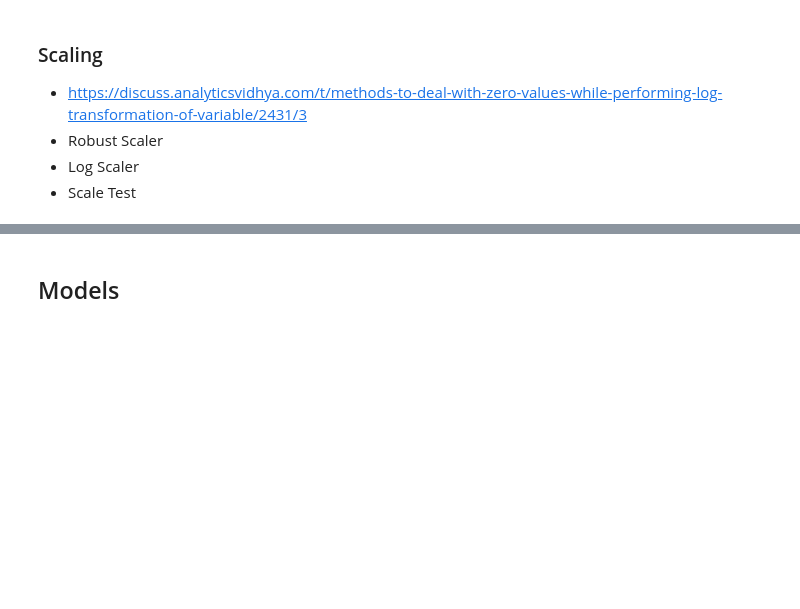
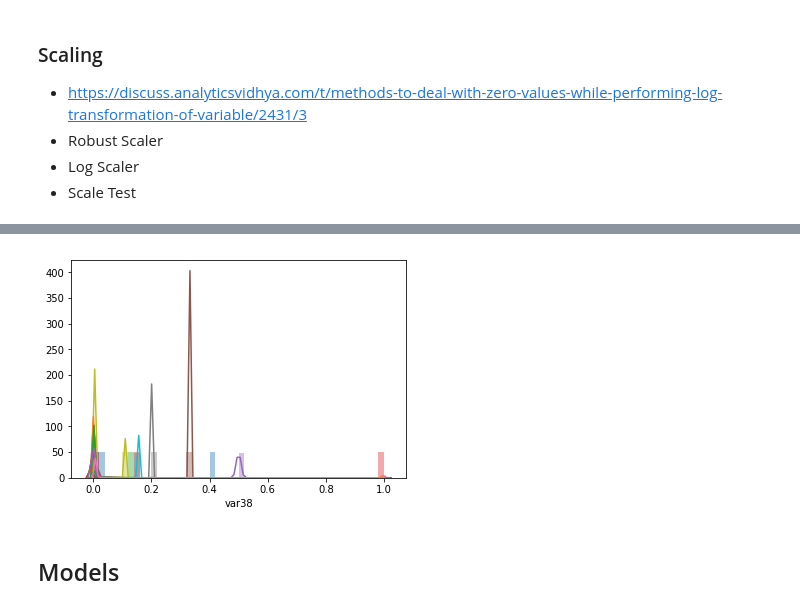
Before and after one commit to adrielvieira/machine-learning, a Jupyter notebook: projects/capstone/Santander Customer Satisfaction.ipynb, the cells around one changed output, grey strips where cells are left out. Saved outputs shown, nothing was run; the diff lists cells and outputs as text; code cells hidden in the pictures; blank space fills up the shorter version.

```diff
--- a/projects/capstone/Santander Customer Satisfaction.ipynb
+++ b/projects/capstone/Santander Customer Satisfaction.ipynb
@@ -125,10 +150,16 @@ for c in train.select_dtypes('float'):
 - Scale Test
 # %%
 from sklearn.preprocessing import MinMaxScaler
+from sklearn.preprocessing import StandardScaler
+from sklearn.preprocessing import RobustScaler
 
-scaler = MinMaxScaler()
+min_max_scaler = MinMaxScaler()
+standard_scaler = StandardScaler()
+robust_scaler = RobustScaler()
+# log scaler
+
 floats = train.select_dtypes('float').columns
-train[floats] = pd.DataFrame(scaler.fit_transform(train[floats]), columns=floats)
+train[floats] = pd.DataFrame(robust_scaler.fit_transform(train[floats]), columns=floats)
 # %%
 for c in train.select_dtypes('float'):
     sns.distplot(train[c]);
@@ -137,3 +166,9 @@ for c in train.select_dtypes('float'):
+# %%
+for c in train.select_dtypes('float'):
+    sns.distplot(train[c]);
+    'minmax'
+# %% [output]
+[figure, added]
 # %% [markdown]
 ## Models
 # %%
```
Also changed, not shown: parts of 23 cells of this notebook.
